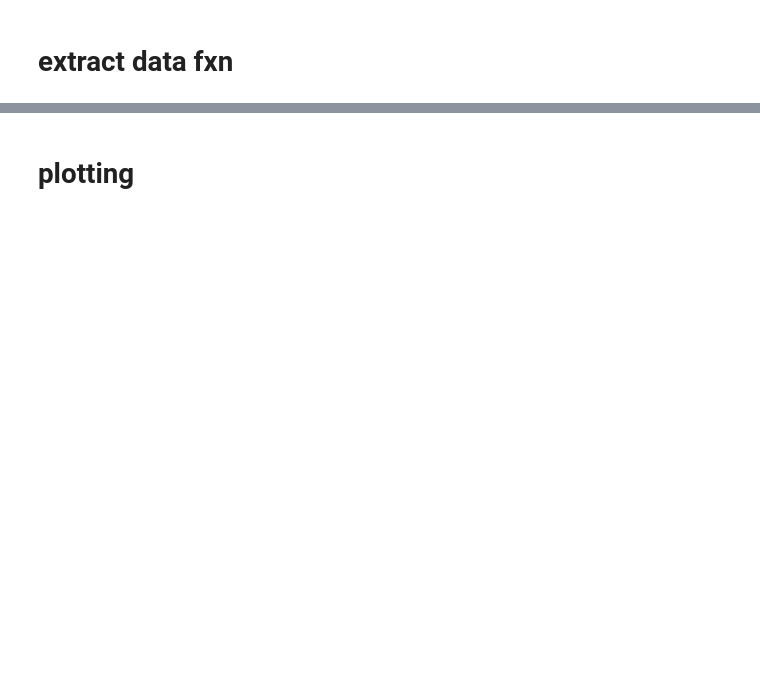
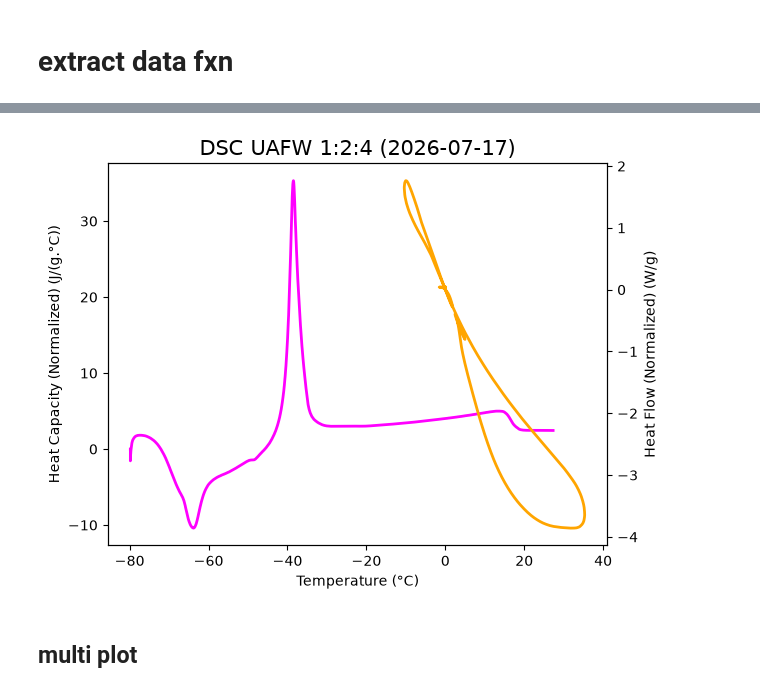
Before and after one commit to maurielle-noto/ionic-liquid-characterization, a Jupyter notebook: dsc.ipynb, the cells around one changed output, grey strips where cells are left out. Cells and saved outputs as stored; diff of their text form; code cells hidden in the pictures; blank space fills up the shorter version.

Commit message:
created DSC multiplot

```diff
--- a/dsc.ipynb
+++ b/dsc.ipynb
@@ -66,5 +76,5 @@ def extract_data(path):
 
     return combined_df
 # %%
-dsc_df = extract_data('/Users/mauriellenoto/Desktop/seager/ionicliquids/isn/TGA/2026-07-13/2026-07-13-TGA-UAFW.xls')
+dsc_df = extract_data('/Users/mauriellenoto/Desktop/seager/ionicliquids/isn/DSC/2026-07-17/20260717-DSC-UAFW.xls')
 dsc_df.head()
@@ -71,30 +89,26 @@ dsc_df.head()
 # %%
 import matplotlib.pyplot as plt
 
 dsc_cols = list(dsc_df.columns)
 
-y1 = "indigo"
-y2 = "teal"
+y1 = "magenta"
+y2 = "orange"
 
 fig, ax1 = plt.subplots()
 
-heatflow_Wg = ax1.plot(dsc_df[dsc_cols[1]], dsc_df[dsc_cols[3]], color = y1, lw = 2, label = dsc_cols[3])
-ax1.set_xlabel(dsc_cols[1])
-ax1.set_ylabel(dsc_cols[3])
+heatflow_Wg = ax1.plot(dsc_df[dsc_cols[0]], dsc_df[dsc_cols[1]], color = y1, lw = 2, label = dsc_cols[1])
+ax1.set_xlabel(dsc_cols[0])
+ax1.set_ylabel(dsc_cols[1])
 ax1.tick_params(axis='y')
-ax1.set_xlim(0,400)
 
 ax2 = ax1.twinx()
 
-heatflow_JgC = ax2.plot(dsc_df[dsc_cols[1]], dsc_df[dsc_cols[4]], color = y2, lw = 2, label = dsc_cols[4])
-ax2.set_ylabel(dsc_cols[4])
+heatflow_JgC = ax2.plot(dsc_df[dsc_cols[1]], dsc_df[dsc_cols[2]], color = y2, lw = 2, label = dsc_cols[2])
+ax2.set_ylabel(dsc_cols[2])
 ax2.tick_params(axis = 'y')
 
-plt.title("TGA UAFW 1:2:4 (2026-07-08)", fontsize=15)
-plt.legend(loc = "center right", handles = [heatflow_Wg[0],
-                                            heatflow_JgC[0]
-                                            ])
+plt.title("DSC UAFW 1:2:4 (2026-07-17)", fontsize=15)
 plt.tight_layout()
 plt.show()
+# %% [output]
+[figure, added]
-# %% [markdown]
-# plotting
@@ -145,0 +115,2 @@ plt.show()
+# %% [markdown]
+## multi plot
```
Also changed, not shown: parts of 6 cells of this notebook.
